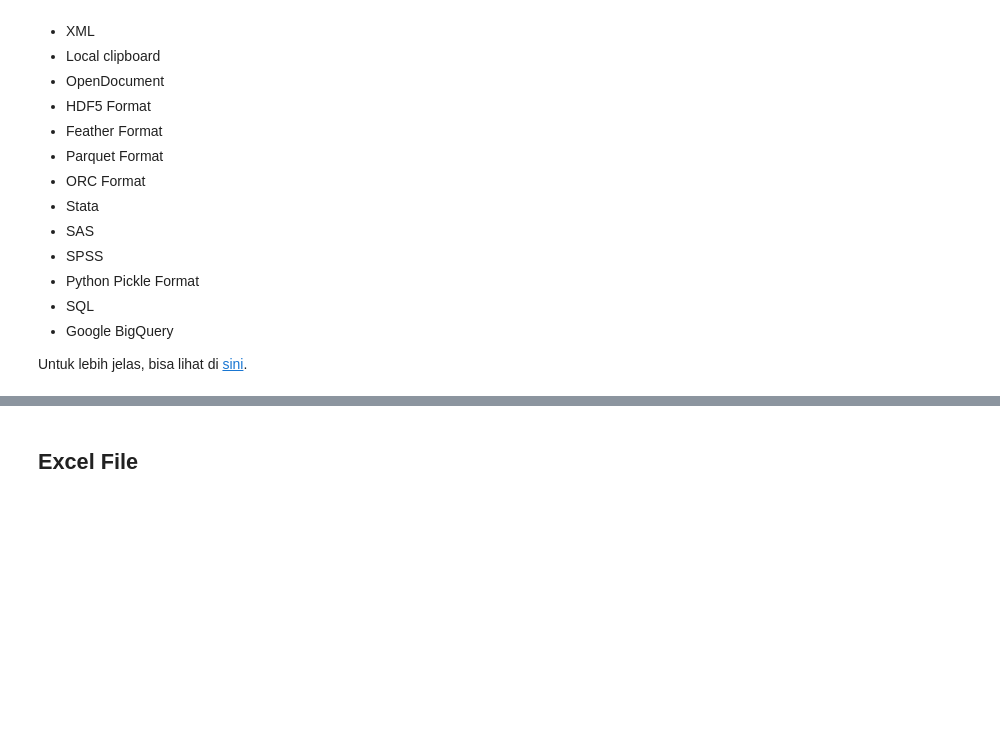
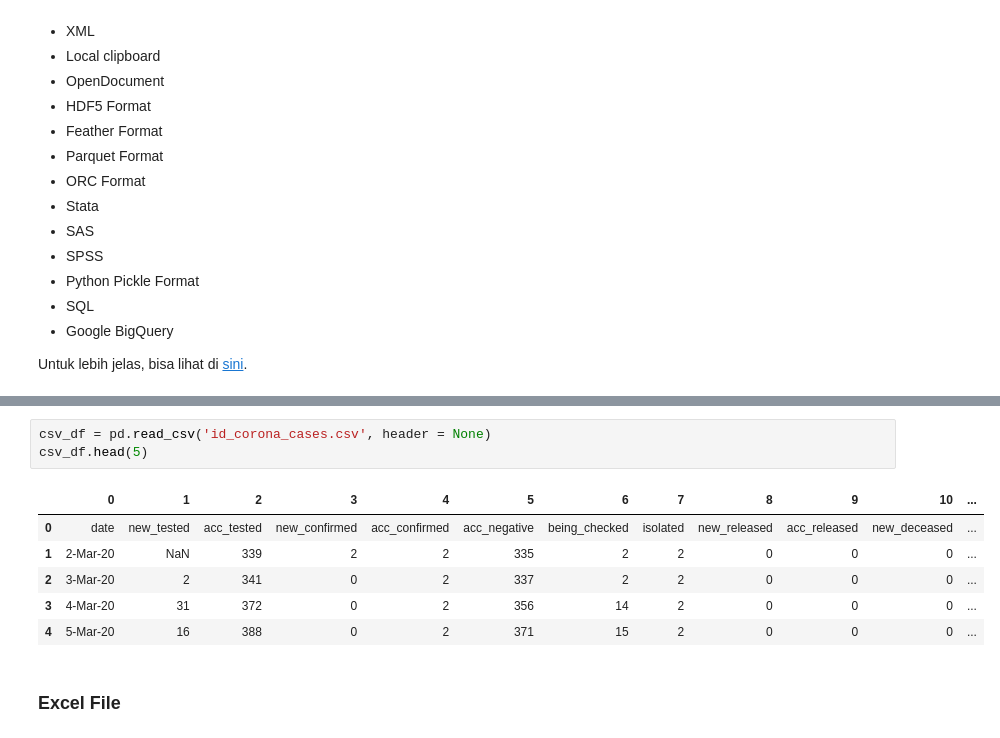
Before and after one commit to jinbeydev/id_pandas_series, a Jupyter notebook: 2_File_I_O_Load_Write_Data_From_to_Files.ipynb, the cells around one changed output, grey strips where cells are left out. Saved outputs shown, nothing was run; the diff lists cells and outputs as text; blank space fills up the shorter version.

```diff
--- a/2_File_I_O_Load_Write_Data_From_to_Files.ipynb
+++ b/2_File_I_O_Load_Write_Data_From_to_Files.ipynb
@@ -31,2 +45,12 @@ Untuk lebih jelas, bisa lihat di [sini](https://pandas.pydata.org/docs/user_guid
+# %%
+csv_df = pd.read_csv('id_corona_cases.csv', header = None)
+csv_df.head(5)
+# %% [output]
+|  | 0 | 1 | 2 | 3 | 4 | 5 | 6 | 7 | 8 | 9 | 10 | ... |
+| 0 | date | new_tested | acc_tested | new_confirmed | acc_confirmed | acc_negative | being_checked | isolated | new_released | acc_released | new_deceased | ... |
+| 1 | 2-Mar-20 | NaN | 339 | 2 | 2 | 335 | 2 | 2 | 0 | 0 | 0 | ... |
+| 2 | 3-Mar-20 | 2 | 341 | 0 | 2 | 337 | 2 | 2 | 0 | 0 | 0 | ... |
+| 3 | 4-Mar-20 | 31 | 372 | 0 | 2 | 356 | 14 | 2 | 0 | 0 | 0 | ... |
+| 4 | 5-Mar-20 | 16 | 388 | 0 | 2 | 371 | 15 | 2 | 0 | 0 | 0 | ... |
 # %% [markdown]
-## Excel File
+### Excel File
```
Also changed, not shown: parts of 25 cells of this notebook.
